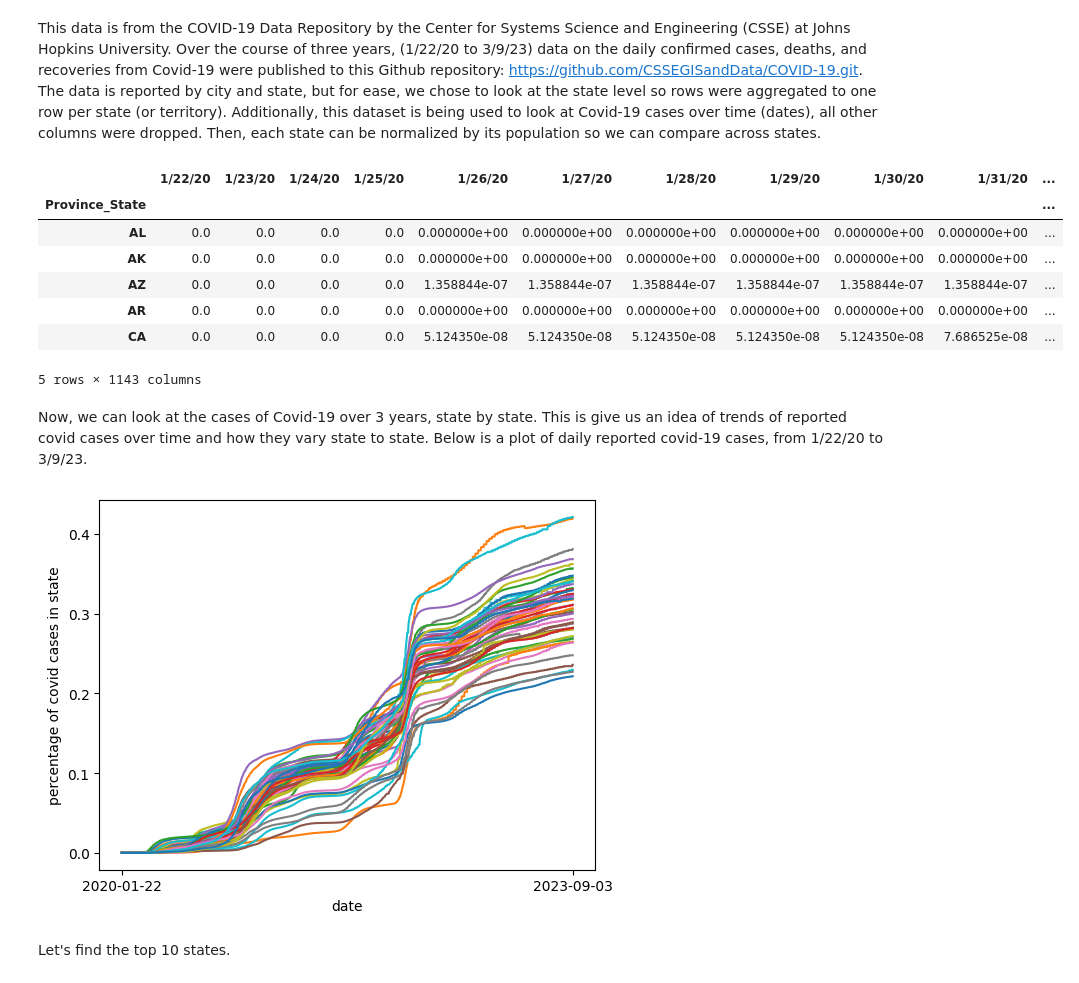
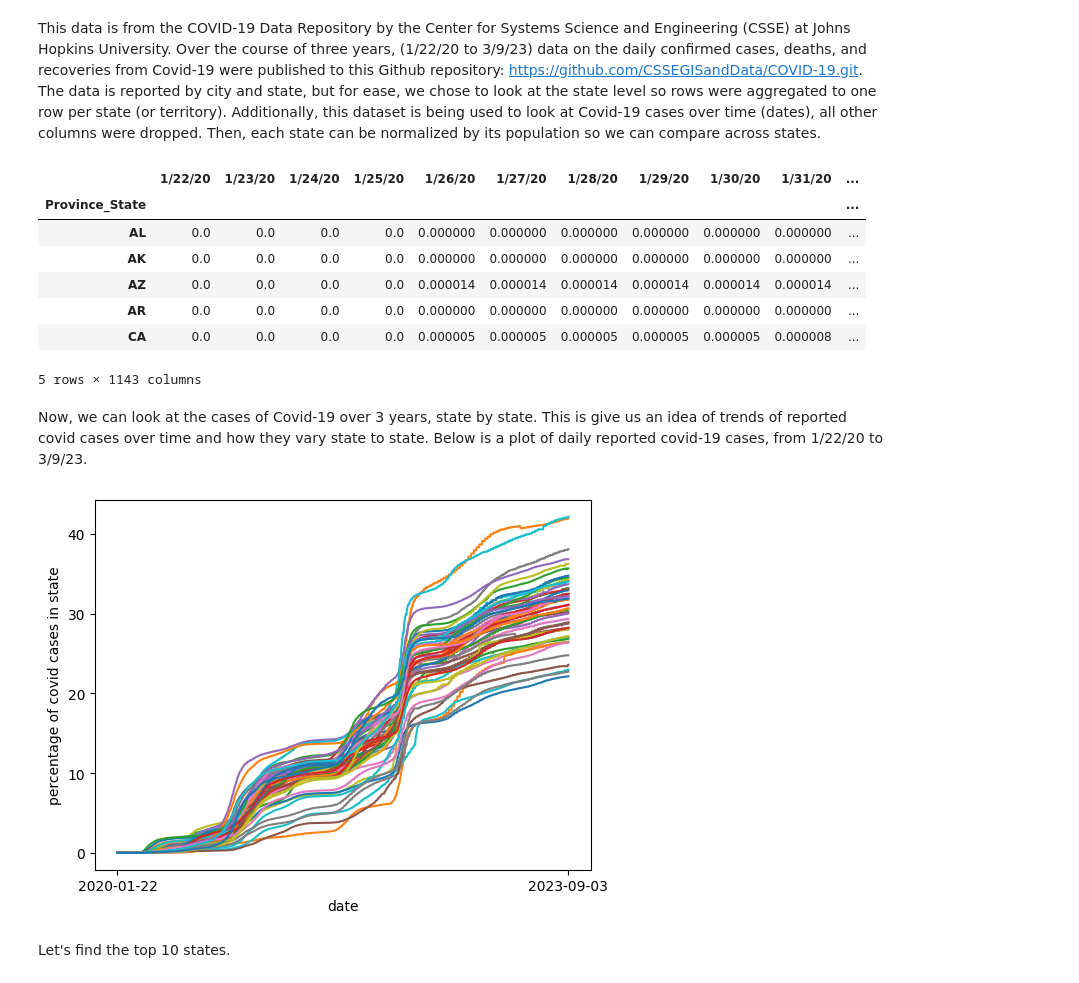
Before and after one commit to criviere1/criviere1.github.io, a Jupyter notebook: Deliverable2.ipynb, the cells around one changed output. Saved outputs shown, nothing was run; the diff lists cells and outputs as text; code cells hidden in the pictures.

```diff
--- a/Deliverable2.ipynb
+++ b/Deliverable2.ipynb
@@ -457,17 +463,17 @@ confirmed_df.drop(columns=['iso2','iso3','code3','FIPS','Country_Region','Lat','
 # %%
 confirmed_state_by_day = confirmed_df.groupby('Province_State').sum()
 confirmed_state_by_day.drop(labels=['American Samoa','Diamond Princess','Grand Princess', 'Guam','Northern Mariana Islands','Puerto Rico','Virgin Islands'], axis='index', inplace=True)
 confirmed_state_by_day.rename(us_state_to_abbrev, inplace=True)
-confirmed_state_by_day = confirmed_state_by_day.div(population,axis=0)
+confirmed_state_by_day = confirmed_state_by_day.div(population,axis=0)*100
 confirmed_state_by_day.head()
 # %% [output]
 |  | 1/22/20 | 1/23/20 | 1/24/20 | 1/25/20 | 1/26/20 | 1/27/20 | 1/28/20 | 1/29/20 | 1/30/20 | 1/31/20 | ... |
 | Province_State |  |  |  |  |  |  |  |  |  |  | ... |
-| AL | 0.0 | 0.0 | 0.0 | 0.0 | 0.000000e+00 | 0.000000e+00 | 0.000000e+00 | 0.000000e+00 | 0.000000e+00 | 0.000000e+00 | ... |
-| AK | 0.0 | 0.0 | 0.0 | 0.0 | 0.000000e+00 | 0.000000e+00 | 0.000000e+00 | 0.000000e+00 | 0.000000e+00 | 0.000000e+00 | ... |
-| AZ | 0.0 | 0.0 | 0.0 | 0.0 | 1.358844e-07 | 1.358844e-07 | 1.358844e-07 | 1.358844e-07 | 1.358844e-07 | 1.358844e-07 | ... |
-| AR | 0.0 | 0.0 | 0.0 | 0.0 | 0.000000e+00 | 0.000000e+00 | 0.000000e+00 | 0.000000e+00 | 0.000000e+00 | 0.000000e+00 | ... |
-| CA | 0.0 | 0.0 | 0.0 | 0.0 | 5.124350e-08 | 5.124350e-08 | 5.124350e-08 | 5.124350e-08 | 5.124350e-08 | 7.686525e-08 | ... |
+| AL | 0.0 | 0.0 | 0.0 | 0.0 | 0.000000 | 0.000000 | 0.000000 | 0.000000 | 0.000000 | 0.000000 | ... |
+| AK | 0.0 | 0.0 | 0.0 | 0.0 | 0.000000 | 0.000000 | 0.000000 | 0.000000 | 0.000000 | 0.000000 | ... |
+| AZ | 0.0 | 0.0 | 0.0 | 0.0 | 0.000014 | 0.000014 | 0.000014 | 0.000014 | 0.000014 | 0.000014 | ... |
+| AR | 0.0 | 0.0 | 0.0 | 0.0 | 0.000000 | 0.000000 | 0.000000 | 0.000000 | 0.000000 | 0.000000 | ... |
+| CA | 0.0 | 0.0 | 0.0 | 0.0 | 0.000005 | 0.000005 | 0.000005 | 0.000005 | 0.000005 | 0.000008 | ... |
 5 rows × 1143 columns
 # %% [markdown]
 Now, we can look at the cases of Covid-19 over 3 years, state by state. This is give us an idea of trends of reported covid cases over time and how they vary state to state. Below is a plot of daily reported covid-19 cases, from 1/22/20 to 3/9/23.
@@ -480,7 +486,7 @@ plt.xlabel('date')
 plt.ylabel('percentage of covid cases in state')
 plt.show()
 # %% [output]
-[figure, old version]
+[figure, new version]
 # %% [markdown]
 Let's find the top 10 states.
 # %%
```
Also changed, not shown: parts of 8 cells of this notebook.
